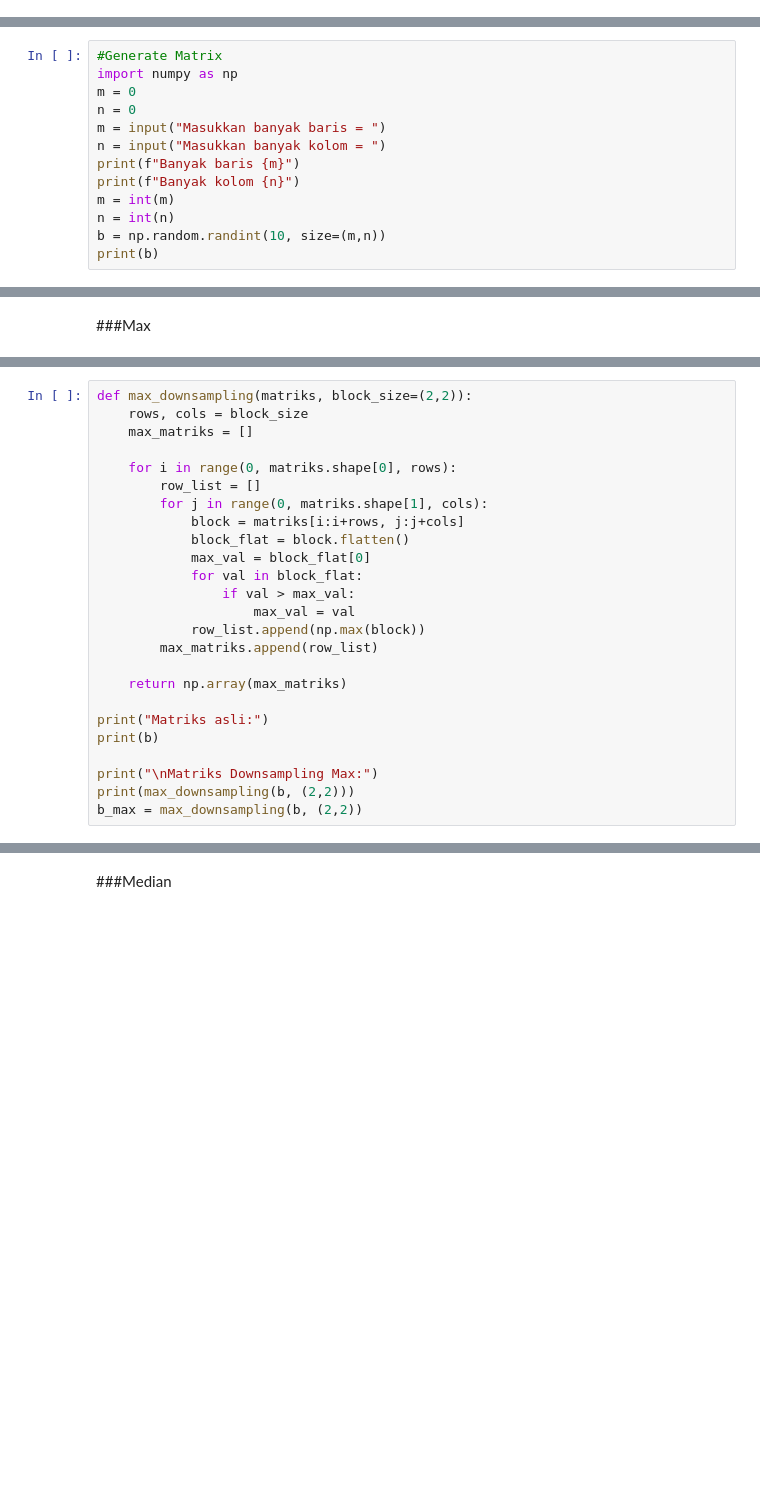
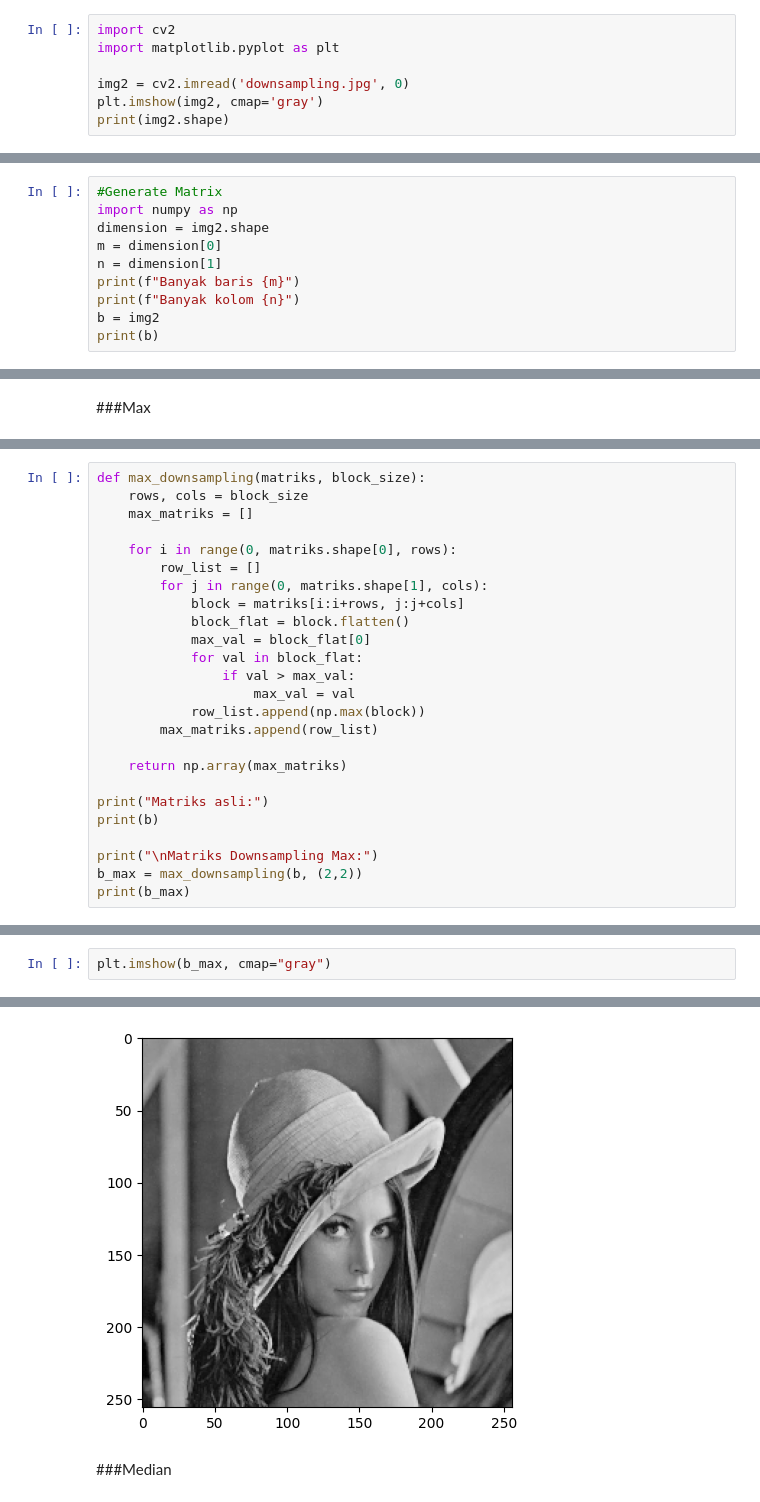
Before and after one commit to nyayuchika/pcd-coursework, a Jupyter notebook: PCD_Assignment01.ipynb, the cells around one changed output, grey strips where cells are left out. Saved outputs shown, nothing was run; the diff lists cells and outputs as text; blank space fills up the shorter version.

```diff
--- a/PCD_Assignment01.ipynb
+++ b/PCD_Assignment01.ipynb
@@ -314,2 +338,9 @@ After upsampling:
 # %% [markdown]
 ##Downsampling
+# %%
+import cv2
+import matplotlib.pyplot as plt
+
+img2 = cv2.imread('downsampling.jpg', 0)
+plt.imshow(img2, cmap='gray')
+print(img2.shape)
@@ -316,14 +350,11 @@ After upsampling:
 # %%
 #Generate Matrix
 import numpy as np
-m = 0
-n = 0
-m = input("Masukkan banyak baris = ")
-n = input("Masukkan banyak kolom = ")
+dimension = img2.shape
+m = dimension[0]
+n = dimension[1]
 print(f"Banyak baris {m}")
 print(f"Banyak kolom {n}")
-m = int(m)
-n = int(n)
-b = np.random.randint(10, size=(m,n))
+b = img2
 print(b)
 # %% [output]
@@ -353,5 +384,5 @@ print(b.shape)
 # %%
-def max_downsampling(matriks, block_size=(2,2)):
+def max_downsampling(matriks, block_size):
     rows, cols = block_size
     max_matriks = []
 
@@ -373,7 +404,7 @@ print("Matriks asli:")
 print(b)
 
 print("\nMatriks Downsampling Max:")
-print(max_downsampling(b, (2,2)))
 b_max = max_downsampling(b, (2,2))
+print(b_max)
 # %% [output]
 Matriks asli:
@@ -390,0 +427,3 @@ Matriks Downsampling Max:
+# %%
+plt.imshow(b_max, cmap="gray")
+# %% [output]
@@ -391,3 +431,4 @@ Matriks Downsampling Max:
+[figure, added]
 # %% [markdown]
 ###Median
 # %%
```
Also changed, not shown: parts of 44 cells of this notebook.
